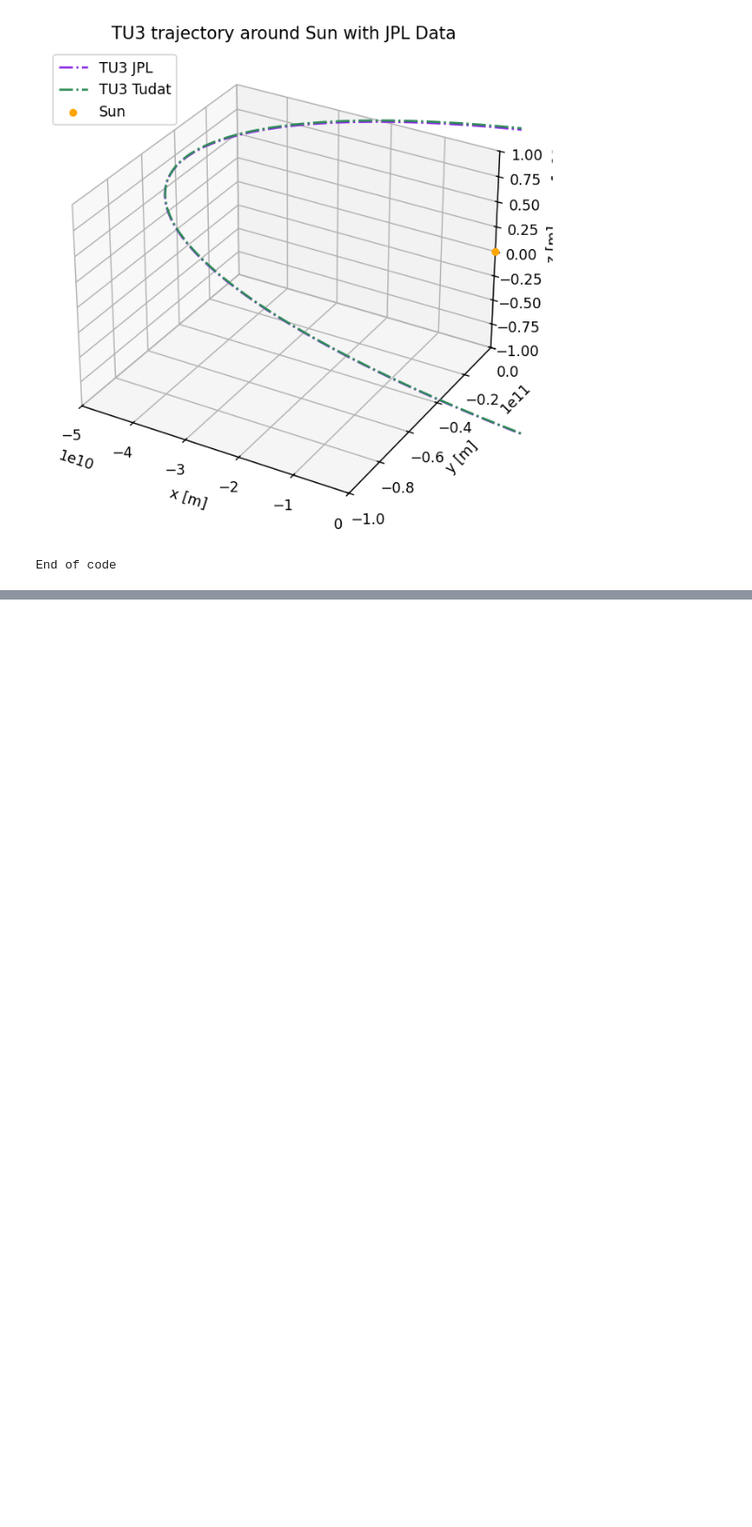
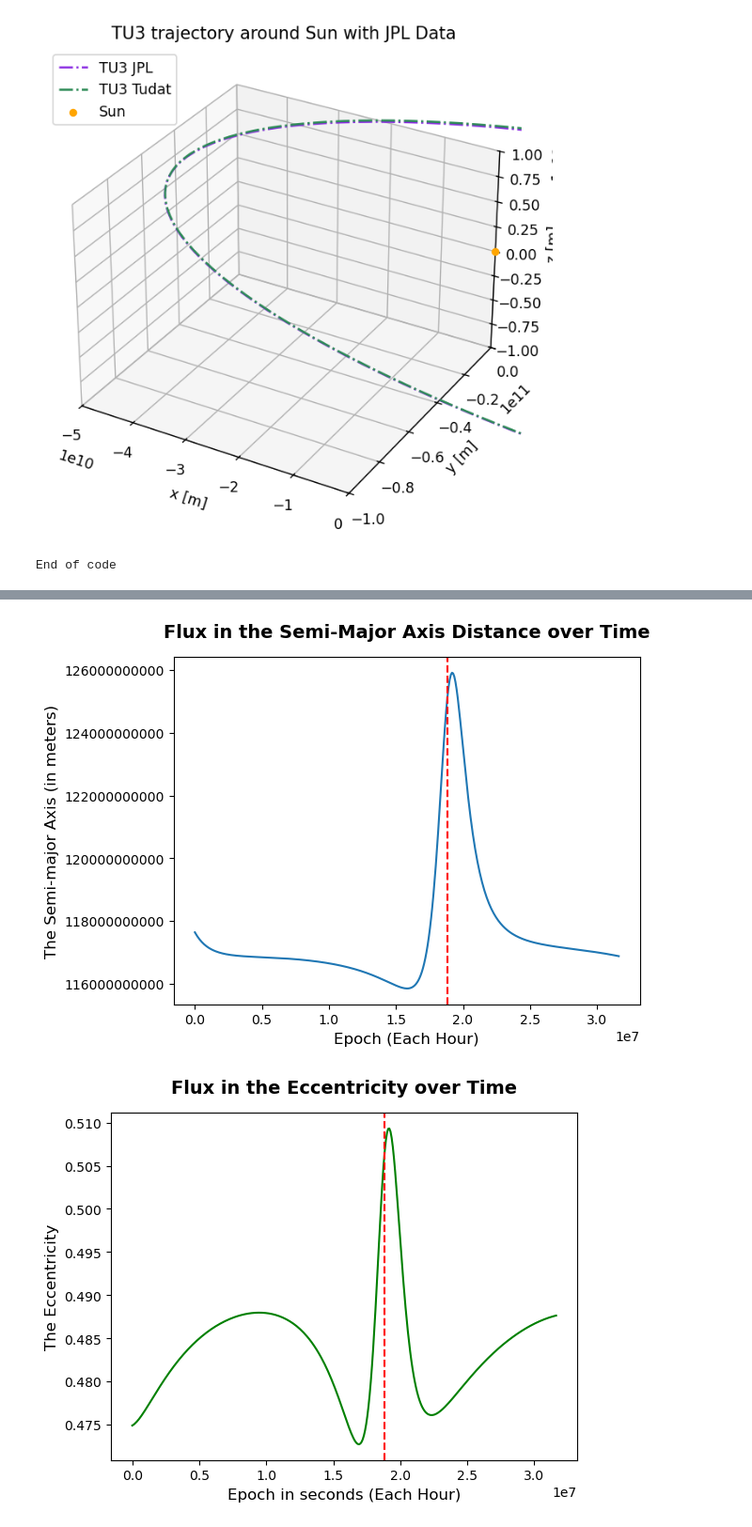
Before and after one commit to PocketBloom/Bachelor_Project, a Jupyter notebook: TU3/TU3_orbit_simple.ipynb, the cells around one changed output, grey strips where cells are left out. Shown at 94% size. Drawn from its saved outputs; the diff is of its cells as text; code cells hidden in the pictures; blank space fills up the shorter version.

```diff
--- a/TU3/TU3_orbit_simple.ipynb
+++ b/TU3/TU3_orbit_simple.ipynb
@@ -888,0 +845,2 @@ Perihelion precession of: 1.623569 arcseconds / century
+# %%
+times = states_array_TU3[:,0]
@@ -888,0 +924,44 @@ Perihelion precession of: 1.623569 arcseconds / century
+# %%
+epochs = sorted(kepler_history_JPL.keys())
+
+#plt.subplot(2, 2, 1)
+plt.plot(epochs, a_kep_list_JPL)
+plt.axvline(18838800.0, color='red', linestyle='--', linewidth=1.5, label='The first perihelion passage')
+
+plt.ticklabel_format(style='plain', axis='y', useOffset=False)
+
+plt.title('Flux in the Semi-Major Axis Distance over Time', fontsize=14, fontweight='bold', pad=15)
+plt.xlabel('Epoch (Each Hour)', fontsize=12)
+plt.ylabel('The Semi-major Axis (in meters)', fontsize=12)
+
+plt.show()
+
+#plt.subplot(2, 2, 2)
+plt.plot(epochs, e_kep_list_JPL, color='green')
+plt.axvline(18838800.0, color='red', linestyle='--', linewidth=1.5, label='The first perihelion passage')
+
+plt.ticklabel_format(style='plain', axis='y', useOffset=False)
+
+plt.title('Flux in the Eccentricity over Time', fontsize=14, fontweight='bold', pad=15)
+plt.xlabel('Epoch in seconds (Each Hour)', fontsize=12)
+plt.ylabel('The Eccentricity', fontsize=12)
+
+plt.show()
+
+
+omega_kep_list_JPL_unwrapped_deg = np.unwrap(omega_kep_list_JPL)
+
+#plt.subplot(2, 2, 2)
+plt.plot(epochs, np.degrees(omega_kep_list_JPL_unwrapped_deg), color='purple')
+plt.axvline(18838800.0, color='red', linestyle='--', linewidth=1.5, label='The first perihelion passage')
+
+plt.ticklabel_format(style='plain', axis='y', useOffset=False)
+
+plt.title('Flux in the Eccentricity over Time', fontsize=14, fontweight='bold', pad=15)
+plt.xlabel('Perihelion Precession in seconds (Each Hour)', fontsize=12)
+plt.ylabel('The Eccentricity', fontsize=12)
+
+plt.show()
+# %% [output]
+[figure, added]
+[figure, added]
```
Also changed, not shown: parts of 8 cells of this notebook.
